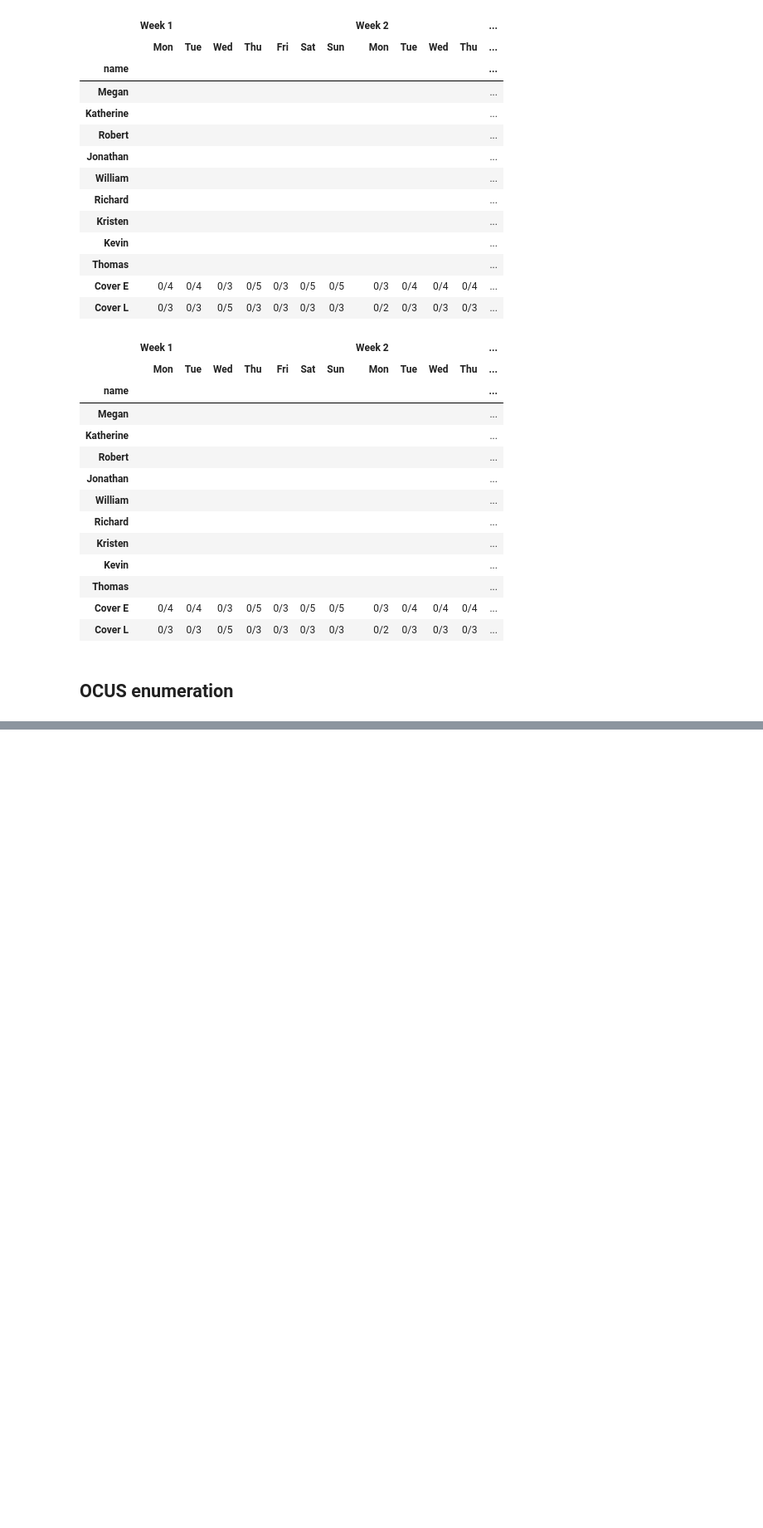
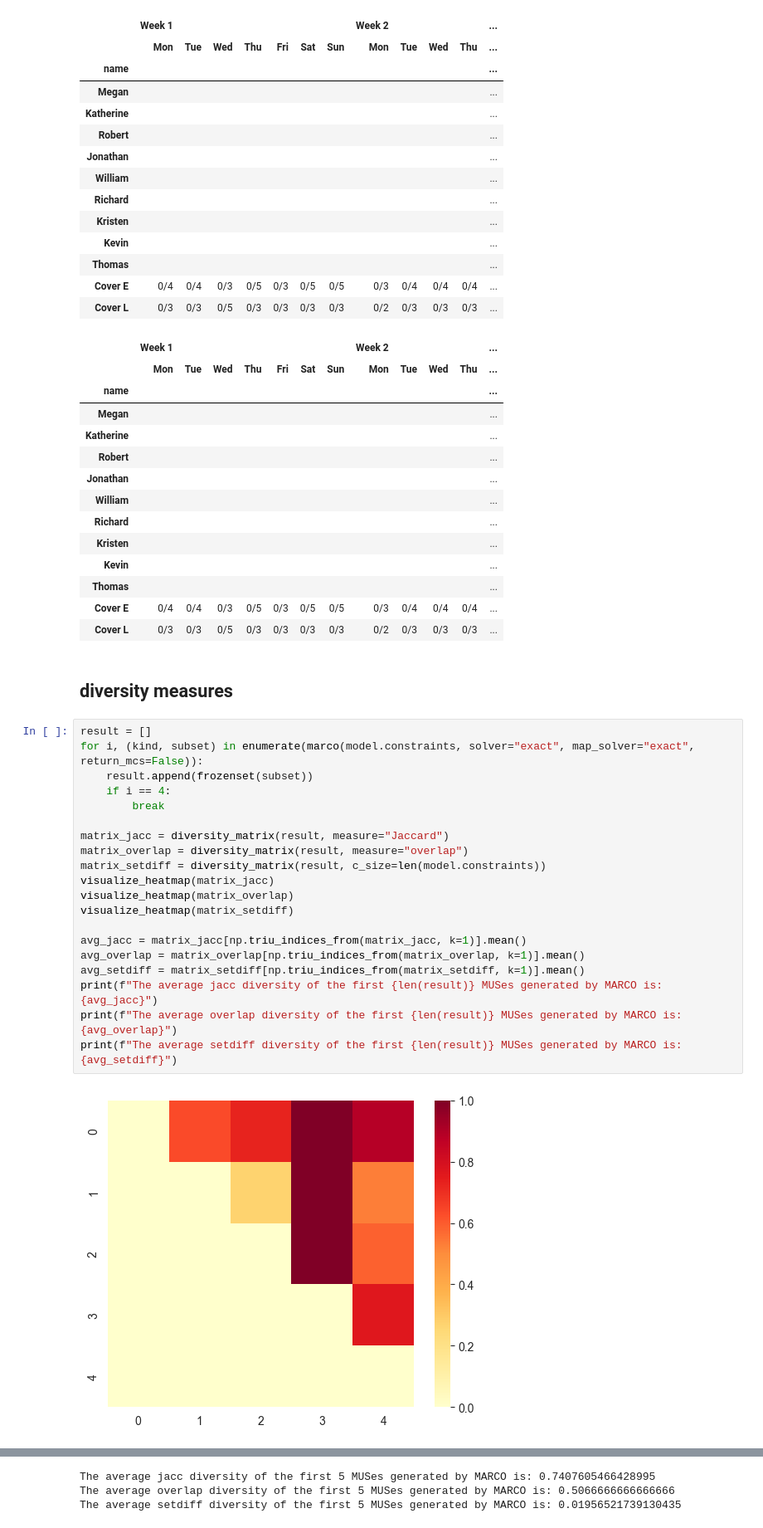
Before and after one commit to RobinHalford/cpmpy, a Jupyter notebook: cpmpy/tools/explain/nurse_rostering_examples.ipynb, the cells around one changed output, grey strips where cells are left out. Shown at 83% size. Saved outputs shown, nothing was run; the diff lists cells and outputs as text; blank space fills up the shorter version.

```diff
--- a/cpmpy/tools/explain/nurse_rostering_examples.ipynb
+++ b/cpmpy/tools/explain/nurse_rostering_examples.ipynb
@@ -311,4 +309,26 @@ for mus in result:
 | Cover E | 0/4 | 0/4 | 0/3 | 0/5 | 0/3 | 0/5 | 0/5 | 0/3 | 0/4 | 0/4 | 0/4 | ... |
 | Cover L | 0/3 | 0/3 | 0/5 | 0/3 | 0/3 | 0/3 | 0/3 | 0/2 | 0/3 | 0/3 | 0/3 | ... |
 # %% [markdown]
-## OCUS enumeration
+## diversity measures
+# %%
+result = []
+for i, (kind, subset) in enumerate(marco(model.constraints, solver="exact", map_solver="exact", return_mcs=False)):
+    result.append(frozenset(subset))
+    if i == 4:
+        break
+
+matrix_jacc = diversity_matrix(result, measure="Jaccard")
+matrix_overlap = diversity_matrix(result, measure="overlap")
+matrix_setdiff = diversity_matrix(result, c_size=len(model.constraints))
+visualize_heatmap(matrix_jacc)
+visualize_heatmap(matrix_overlap)
+visualize_heatmap(matrix_setdiff)
+
+avg_jacc = matrix_jacc[np.triu_indices_from(matrix_jacc, k=1)].mean()
+avg_overlap = matrix_overlap[np.triu_indices_from(matrix_overlap, k=1)].mean()
+avg_setdiff = matrix_setdiff[np.triu_indices_from(matrix_setdiff, k=1)].mean()
+print(f"The average jacc diversity of the first {len(result)} MUSes generated by MARCO is: {avg_jacc}")
+print(f"The average overlap diversity of the first {len(result)} MUSes generated by MARCO is: {avg_overlap}")
+print(f"The average setdiff diversity of the first {len(result)} MUSes generated by MARCO is: {avg_setdiff}")
+# %% [output]
+[figure, added]
@@ -314,0 +337,3 @@ for mus in result:
+The average jacc diversity of the first 5 MUSes generated by MARCO is: 0.7407605466428995
+The average overlap diversity of the first 5 MUSes generated by MARCO is: 0.5066666666666666
+The average setdiff diversity of the first 5 MUSes generated by MARCO is: 0.01956521739130435
```
Also changed, not shown: parts of 7 cells of this notebook.
